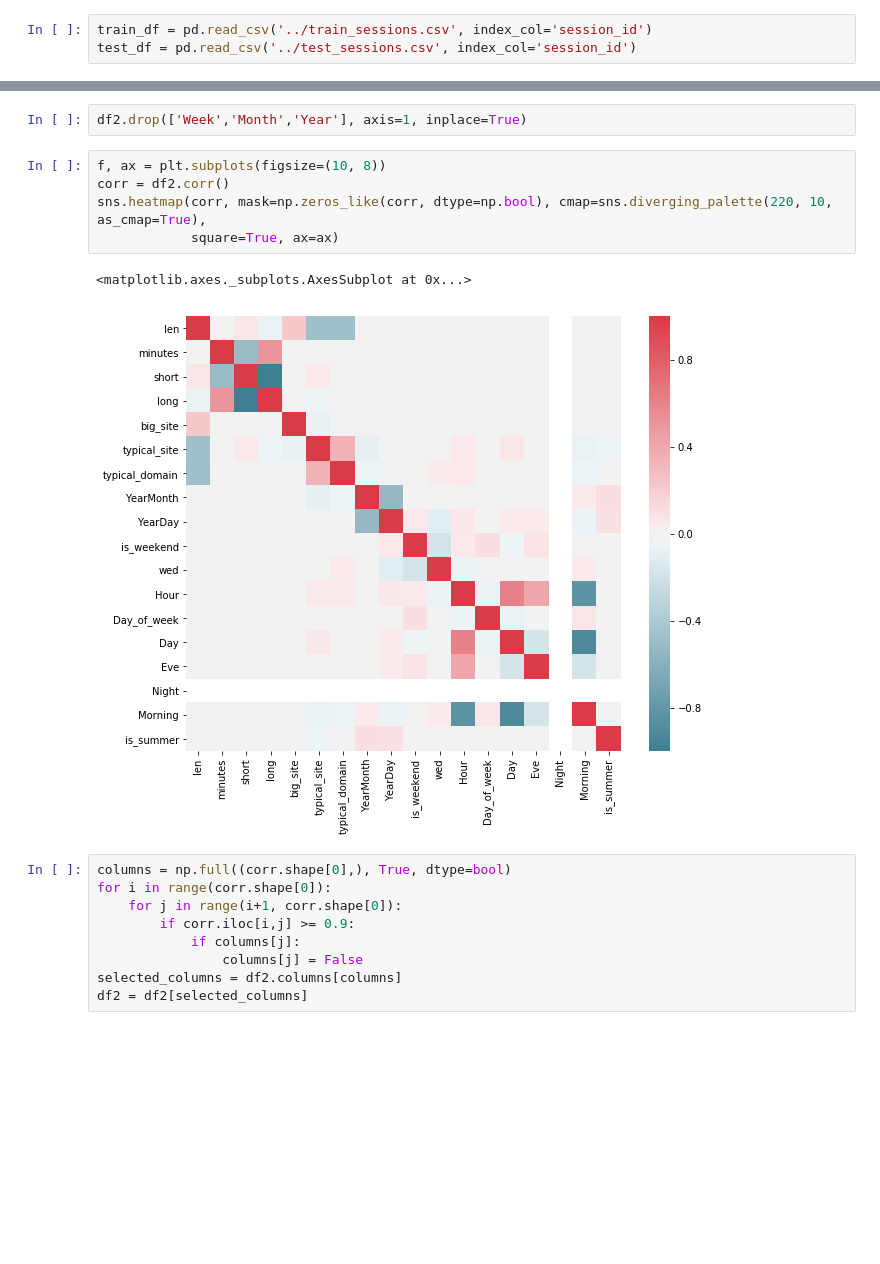
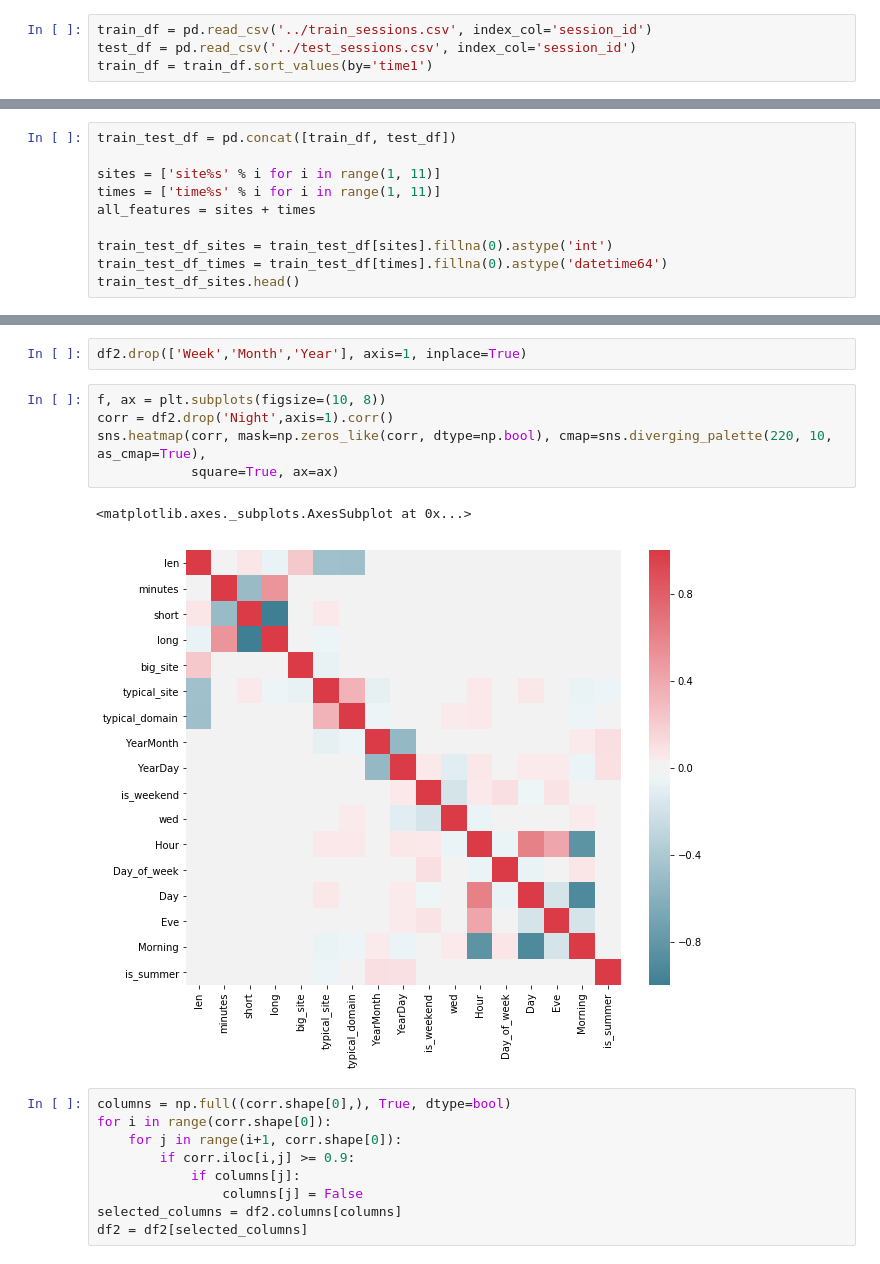
Before and after one commit to HQuality/ML_Yandex_MIPT, a Jupyter notebook: 6 Data analysis project/Internet Users Pattern Mining (Alice)/Week 7/MyAlice_no_gimmicks.ipynb, the cells around one changed output, grey strips where cells are left out. Cells and saved outputs as stored; diff of their text form; blank space fills up the shorter version.

```diff
--- a/6 Data analysis project/Internet Users Pattern Mining (Alice)/Week 7/MyAlice_no_gimmicks.ipynb
+++ b/6 Data analysis project/Internet Users Pattern Mining (Alice)/Week 7/MyAlice_no_gimmicks.ipynb
@@ -30,6 +71,7 @@ def write_to_submission_file(predicted_labels, out_file,
 # %%
 train_df = pd.read_csv('../train_sessions.csv', index_col='session_id')
 test_df = pd.read_csv('../test_sessions.csv', index_col='session_id')
+train_df = train_df.sort_values(by='time1')
 # %%
 train_df.info()
 # %% [output]
@@ -76,0 +116,10 @@ train_df.head(5)
+# %%
+train_test_df = pd.concat([train_df, test_df])
+
+sites = ['site%s' % i for i in range(1, 11)]
+times = ['time%s' % i for i in range(1, 11)]
+all_features = sites + times
+
+train_test_df_sites = train_test_df[sites].fillna(0).astype('int')
+train_test_df_times = train_test_df[times].fillna(0).astype('datetime64')
+train_test_df_sites.head()
@@ -443,12 +593,12 @@ sns.heatmap(corr, mask=np.zeros_like(corr, dtype=np.bool), cmap=sns.diverging_pa
 df2.drop(['Week','Month','Year'], axis=1, inplace=True)
 # %%
 f, ax = plt.subplots(figsize=(10, 8))
-corr = df2.corr()
+corr = df2.drop('Night',axis=1).corr()
 sns.heatmap(corr, mask=np.zeros_like(corr, dtype=np.bool), cmap=sns.diverging_palette(220, 10, as_cmap=True),
             square=True, ax=ax)
 # %% [output]
 <matplotlib.axes._subplots.AxesSubplot at 0x...>
-[figure, old version]
+[figure, new version]
 # %%
 columns = np.full((corr.shape[0],), True, dtype=bool)
 for i in range(corr.shape[0]):
```
Also changed, not shown: parts of 28 cells of this notebook, 3 other files.
